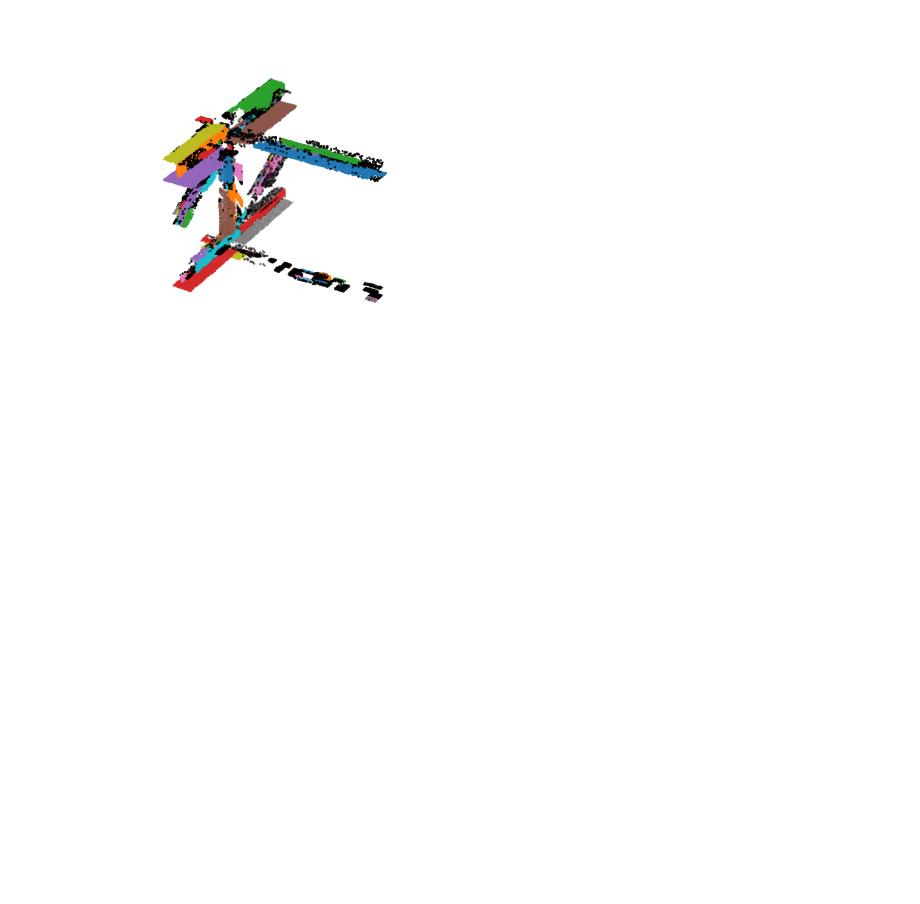
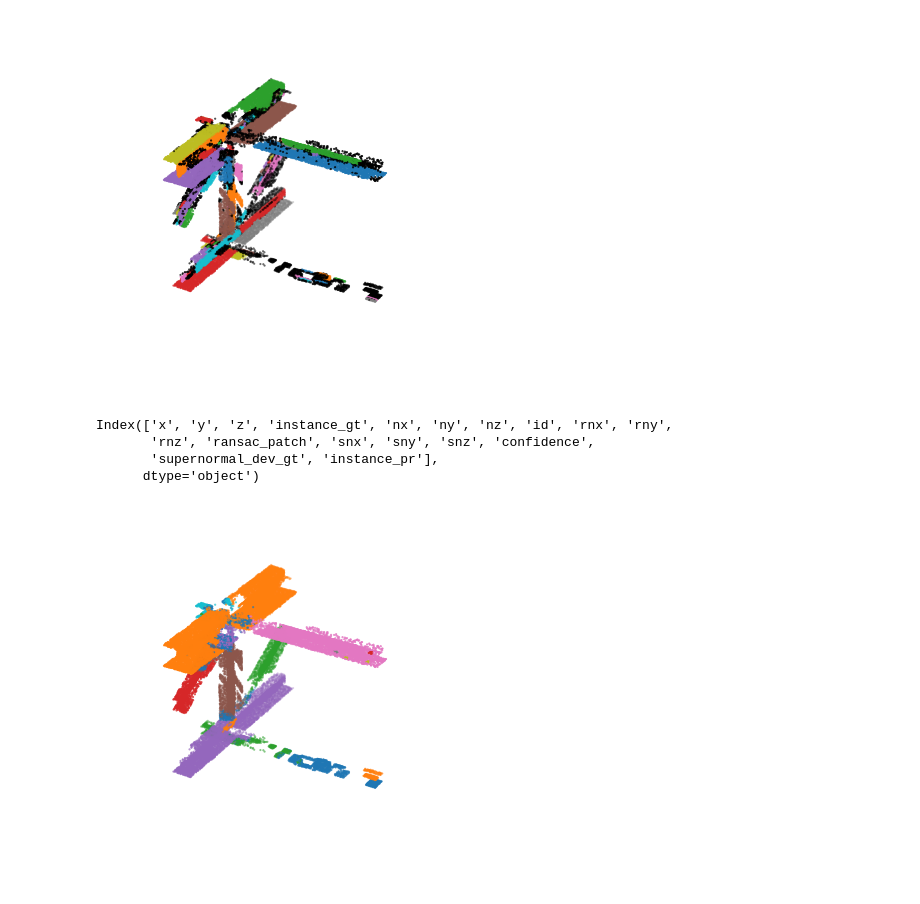
Before and after one commit to fnoi/reconstruct, a Jupyter notebook: evaluation_notebooks/cloud_analysis.ipynb, the cells around one changed output. Cells and saved outputs as stored; diff of their text form; code cells hidden in the pictures; blank space fills up the shorter version.

```diff
--- a/evaluation_notebooks/cloud_analysis.ipynb
+++ b/evaluation_notebooks/cloud_analysis.ipynb
@@ -221,3 +221,37 @@ plt.savefig(f'{output_path}ransac_patch.png', bbox_inches='tight', dpi=300)
 plt.show()
 # %% [output]
 [figure]
+# %%
+# plot cloud with instance prediction as colors
+pth = '/Users/fnoic/PycharmProjects/reconstruct/data/parking/cache_cloud_3.pickle'
+with open(pth, 'rb') as f:
+    cloud3 = pickle.load(f)
+
+# print column heads
+print(cloud3.columns)
+
+fig = plt.figure(figsize=(7, 4))
+ax = fig.add_subplot(111, projection='3d')
+
+colors = plt.cm.tab10(np.mod(cloud3['instance_pr'], 10))
+
+# Create the scatter plot
+scatter = ax.scatter(cloud3['x'], cloud3['y'], cloud3['z'], s=0.3, c=colors)
+
+plt.tight_layout()
+
+# no grid
+ax.grid(False)
+
+# no axes
+ax.axis('off')
+
+plt.savefig(f'{output_path}instance_prediction.pdf', bbox_inches='tight', dpi=300)
+plt.savefig(f'{output_path}instance_prediction.png', bbox_inches='tight', dpi=300)
+plt.show()
+# %% [output]
+Index(['x', 'y', 'z', 'instance_gt', 'nx', 'ny', 'nz', 'id', 'rnx', 'rny',
+       'rnz', 'ransac_patch', 'snx', 'sny', 'snz', 'confidence',
+       'supernormal_dev_gt', 'instance_pr'],
+      dtype='object')
+[figure, added]
```
Also changed, not shown: 1 other file.
